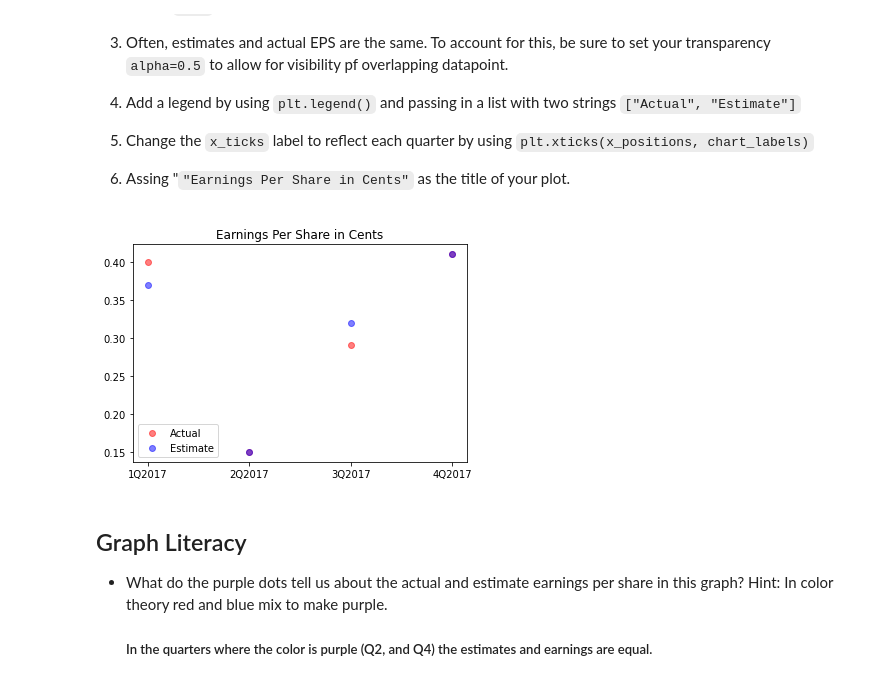
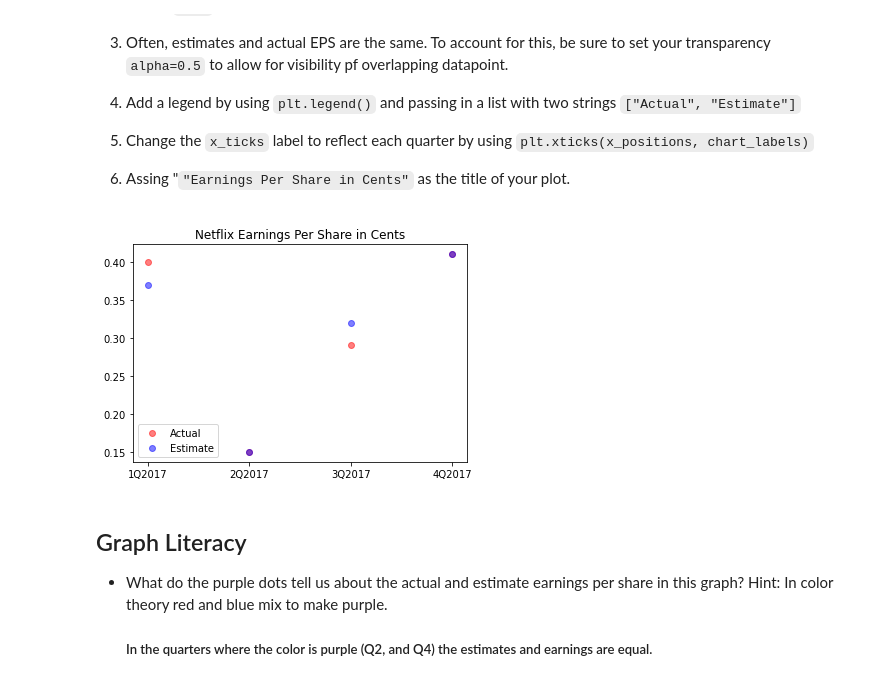
Before and after one commit to lightlySkewed/Netflix-Stocks-Capstone, a Jupyter notebook: netflix_visualizations.ipynb, the cells around one changed output. Drawn from its saved outputs; the diff is of its cells as text; code cells hidden in the pictures.

```diff
--- a/netflix_visualizations.ipynb
+++ b/netflix_visualizations.ipynb
@@ -225,17 +227,18 @@ Next, we will chart the performance of the earnings per share (EPS) by graphing
 # %%
 x_positions = [1, 2, 3, 4]
 chart_labels = ["1Q2017","2Q2017","3Q2017","4Q2017"]
 earnings_actual =[.4, .15,.29,.41]
 earnings_estimate = [.37,.15,.32,.41 ]
 
 plt.scatter(x_positions, earnings_actual, color= 'r', alpha= 0.5)
 plt.scatter(x_positions, earnings_estimate, color= 'b', alpha= 0.5)
 plt.legend(["Actual", "Estimate"])
 plt.xticks(x_positions, chart_labels)
-plt.title('Earnings Per Share in Cents')
+plt.title('Netflix Earnings Per Share in Cents')
+plt.savefig('Netflix Earnings Per Share - 2017.png', dpi= 300)
 plt.show()
 # %% [output]
-[figure, old version]
+[figure, new version]
 # %% [markdown]
 ## Graph Literacy
 
```
Also changed, not shown: parts of 9 cells of this notebook, 7 other files.
